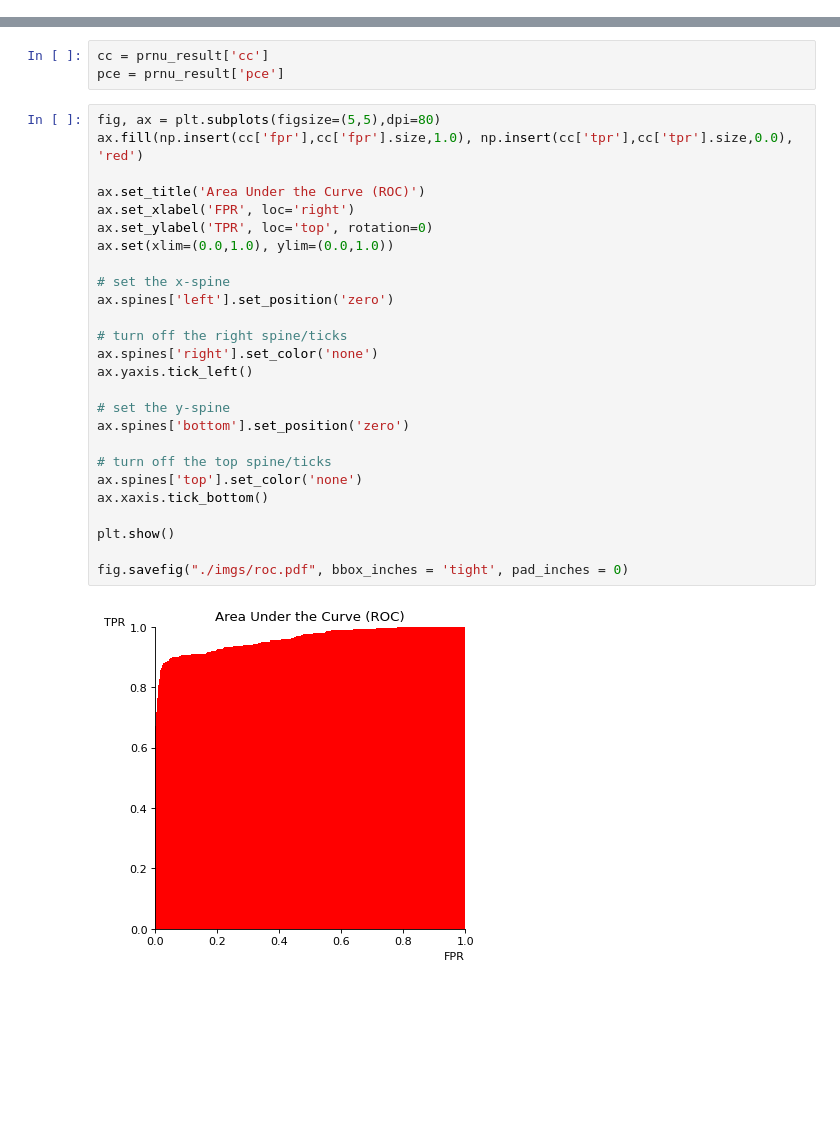
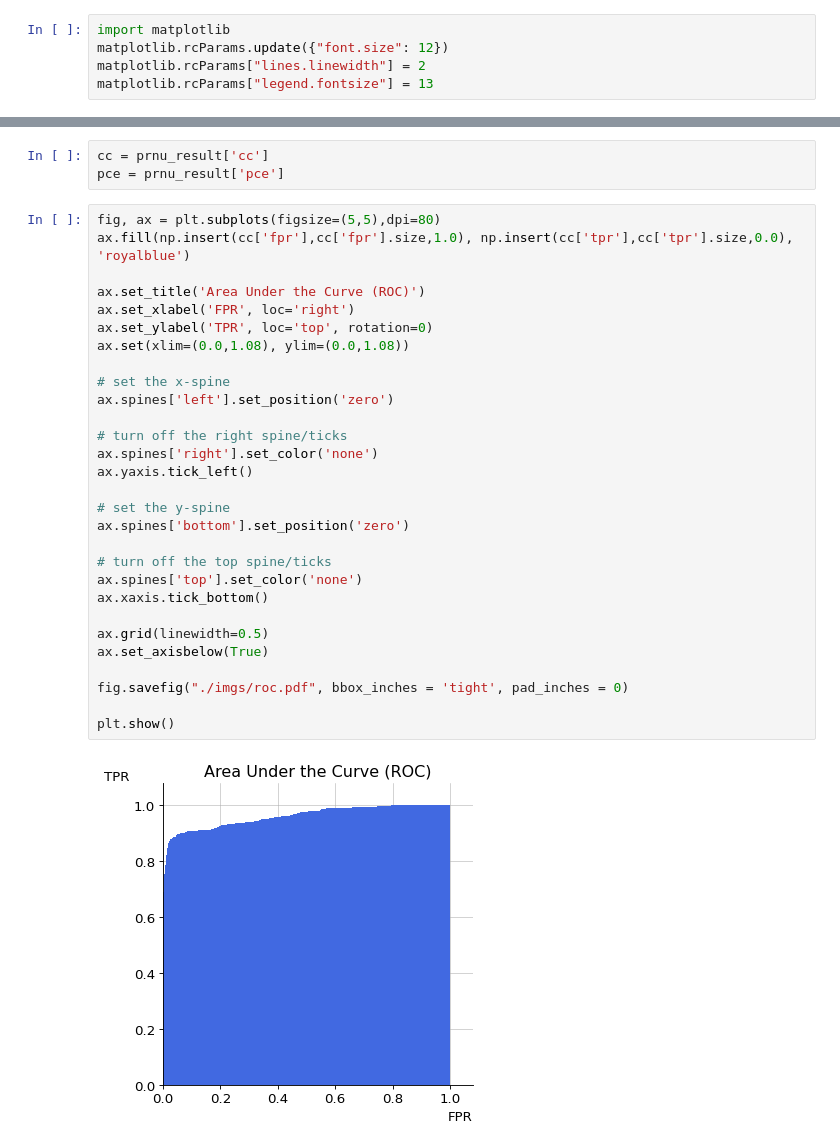
Before and after one commit to samuelebortolotti/neural-prnu-extractor, a Jupyter notebook: presentation/plots.ipynb, the cells around one changed output, grey strips where cells are left out. Drawn from its saved outputs; the diff is of its cells as text; blank space fills up the shorter version.

```diff
--- a/presentation/plots.ipynb
+++ b/presentation/plots.ipynb
@@ -5,6 +5,11 @@ import csv
 import pandas as pd
 import pickle
 import numpy as np
+# %%
+import matplotlib
+matplotlib.rcParams.update({"font.size": 12})
+matplotlib.rcParams["lines.linewidth"] = 2
+matplotlib.rcParams["legend.fontsize"] = 13
 # %%
 lr = pd.read_csv("./stats/run_lr.csv")
 # %%
@@ -51,29 +73,32 @@ cc = prnu_result['cc']
 pce = prnu_result['pce']
 # %%
 fig, ax = plt.subplots(figsize=(5,5),dpi=80)
-ax.fill(np.insert(cc['fpr'],cc['fpr'].size,1.0), np.insert(cc['tpr'],cc['tpr'].size,0.0), 'red')
+ax.fill(np.insert(cc['fpr'],cc['fpr'].size,1.0), np.insert(cc['tpr'],cc['tpr'].size,0.0), 'royalblue')
 
 ax.set_title('Area Under the Curve (ROC)')
 ax.set_xlabel('FPR', loc='right')
 ax.set_ylabel('TPR', loc='top', rotation=0)
-ax.set(xlim=(0.0,1.0), ylim=(0.0,1.0))
+ax.set(xlim=(0.0,1.08), ylim=(0.0,1.08))
 
 # set the x-spine
 ax.spines['left'].set_position('zero')
 
 # turn off the right spine/ticks
 ax.spines['right'].set_color('none')
 ax.yaxis.tick_left()
 
 # set the y-spine
 ax.spines['bottom'].set_position('zero')
 
 # turn off the top spine/ticks
 ax.spines['top'].set_color('none')
 ax.xaxis.tick_bottom()
 
-plt.show()
+ax.grid(linewidth=0.5)
+ax.set_axisbelow(True)
 
 fig.savefig("./imgs/roc.pdf", bbox_inches = 'tight', pad_inches = 0)
+
+plt.show()
 # %% [output]
-[figure, old version]
+[figure, new version]
```
Also changed, not shown: parts of 1 cell of this notebook, 4 other files.
